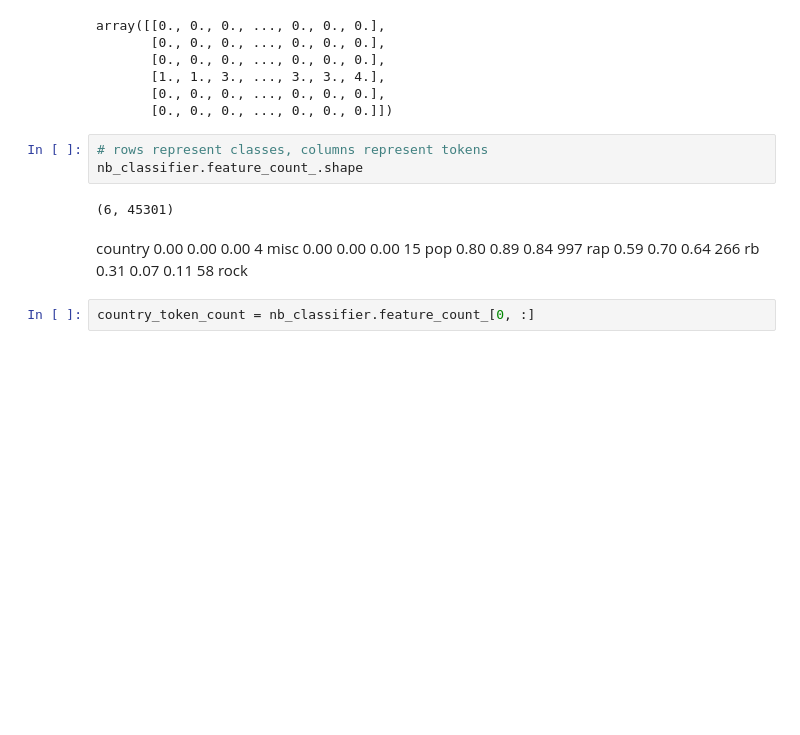
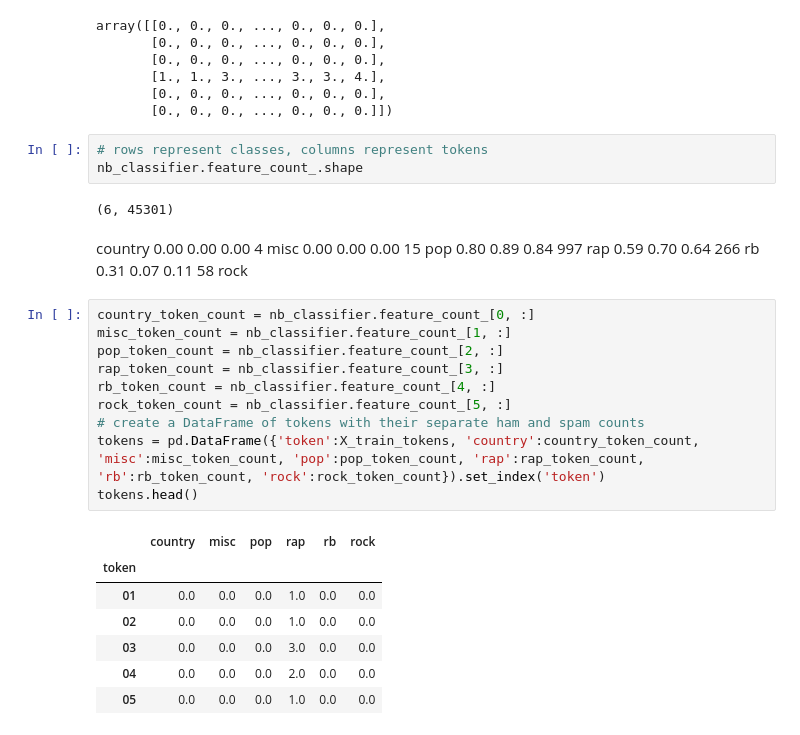
Before and after one commit to gabrielcalubayan72/cs180-23b-genreclassifier, a Jupyter notebook: model.ipynb, the cells around one changed output. Cells and saved outputs as stored; diff of their text form; blank space fills up the shorter version.

```diff
--- a/model.ipynb
+++ b/model.ipynb
@@ -253,5 +263,21 @@ nb_classifier.feature_count_.shape
          rap       0.59      0.70      0.64       266
           rb       0.31      0.07      0.11        58
         rock
-# %%
-country_token_count = nb_classifier.feature_count_[0, :]
+# %%
+country_token_count = nb_classifier.feature_count_[0, :]
+misc_token_count = nb_classifier.feature_count_[1, :]
+pop_token_count = nb_classifier.feature_count_[2, :]
+rap_token_count = nb_classifier.feature_count_[3, :]
+rb_token_count = nb_classifier.feature_count_[4, :]
+rock_token_count = nb_classifier.feature_count_[5, :]
+# create a DataFrame of tokens with their separate ham and spam counts
+tokens = pd.DataFrame({'token':X_train_tokens, 'country':country_token_count, 'misc':misc_token_count, 'pop':pop_token_count, 'rap':rap_token_count, 'rb':rb_token_count, 'rock':rock_token_count}).set_index('token')
+tokens.head()
+# %% [output]
+|  | country | misc | pop | rap | rb | rock |
+| token |  |  |  |  |  |  |
+| 01 | 0.0 | 0.0 | 0.0 | 1.0 | 0.0 | 0.0 |
+| 02 | 0.0 | 0.0 | 0.0 | 1.0 | 0.0 | 0.0 |
+| 03 | 0.0 | 0.0 | 0.0 | 3.0 | 0.0 | 0.0 |
+| 04 | 0.0 | 0.0 | 0.0 | 2.0 | 0.0 | 0.0 |
+| 05 | 0.0 | 0.0 | 0.0 | 1.0 | 0.0 | 0.0 |
```
Also changed, not shown: parts of 19 cells of this notebook, 1 other file.
